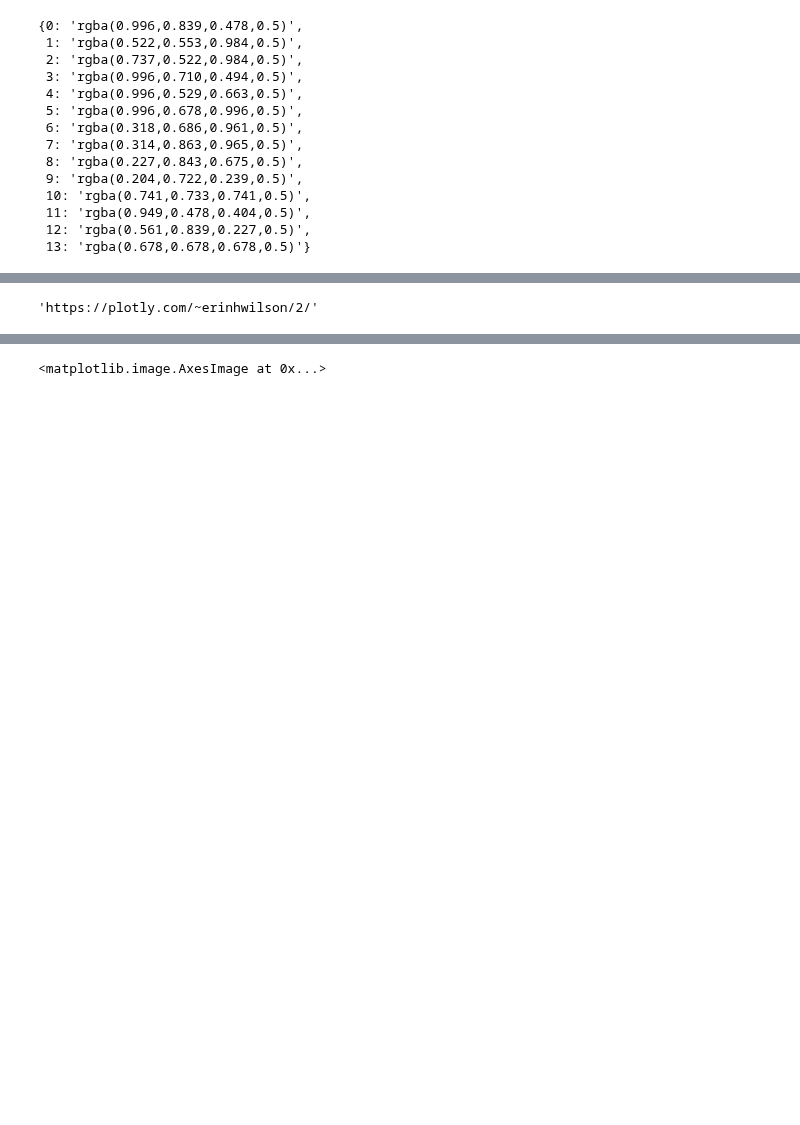
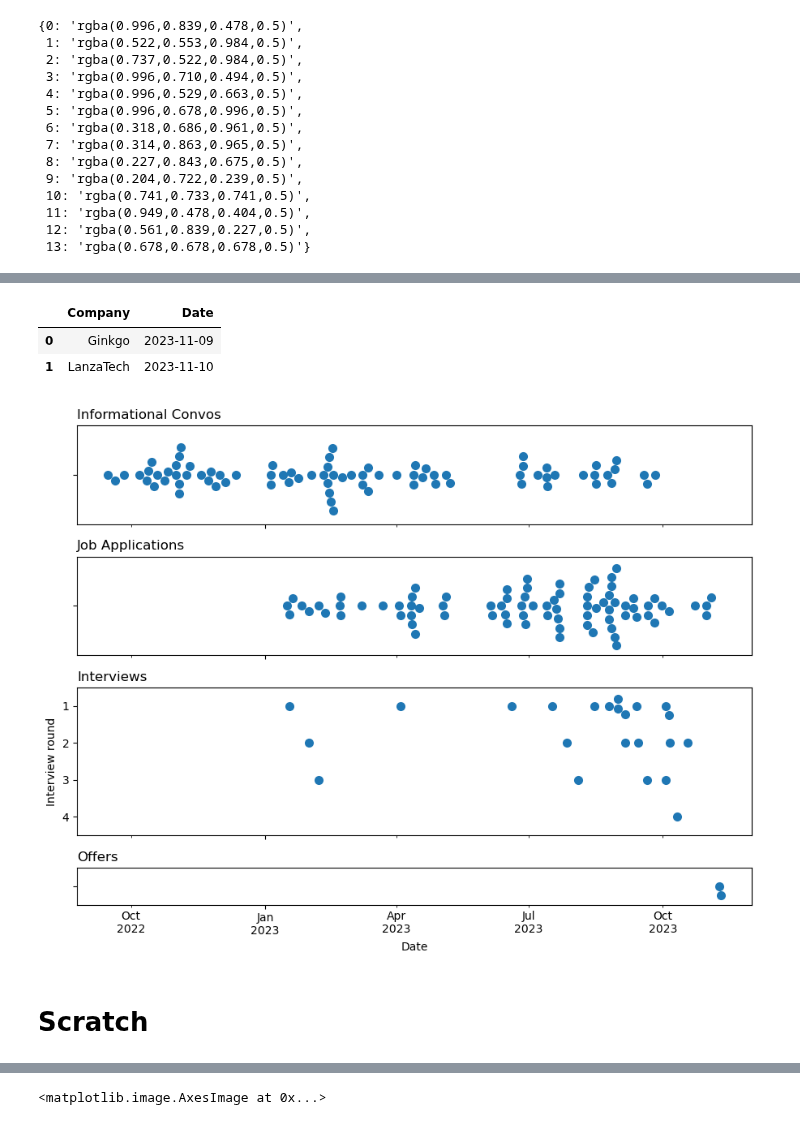
Before and after one commit to erinhwilson/data-explorations, a Jupyter notebook: job_app_viz.ipynb, the cells around one changed output, grey strips where cells are left out. Saved outputs shown, nothing was run; the diff lists cells and outputs as text; code cells hidden in the pictures; blank space fills up the shorter version.

```diff
--- a/job_app_viz.ipynb
+++ b/job_app_viz.ipynb
@@ -408,0 +506,6 @@ fig.write_html('sankey_plot.html')
+# %%
+casual_df = cdf[cdf['Type']==0]
+interview_df = cdf[cdf['Type']>0]
+interview_df['Type'] = interview_df['Type'].astype(str)
+
+interview_df
@@ -408,0 +534,4 @@ fig.write_html('sankey_plot.html')
+# %%
+adf = pd.read_csv('data/job_apps_2023_timeline.txt',sep='\t')
+adf['Date'] = pd.to_datetime(adf['Date'])
+adf
@@ -408,0 +568,12 @@ fig.write_html('sankey_plot.html')
+# %%
+odf = pd.DataFrame(
+    data=[['Ginkgo','2023-11-09'],
+          ['LanzaTech','2023-11-10']],
+    columns=['Company','Date']
+)
+odf['Date'] = pd.to_datetime(odf['Date'])
+odf
+# %% [output]
+|  | Company | Date |
+| 0 | Ginkgo | 2023-11-09 |
+| 1 | LanzaTech | 2023-11-10 |
@@ -408,0 +582,30 @@ fig.write_html('sankey_plot.html')
+# %%
+fig,(ax1,ax2,ax3,ax4) = plt.subplots(
+    4,1,
+    sharex=True,
+    figsize=(9,7),
+    gridspec_kw={'height_ratios': [2,2,3,0.75]}
+)
+sns.swarmplot(data=casual_df,x='Date',ax=ax1,size=8,)
+sns.swarmplot(data=adf,x='Date',ax=ax2,size=8,)
+sns.swarmplot(data=interview_df,x='Date',y="Type",ax=ax3,size=8,)
+sns.swarmplot(data=odf,x='Date',ax=ax4,size=8,)
+
+
+locator = mdates.MonthLocator(bymonth=[4,7,10])
+ax4.xaxis.set_minor_locator(locator)
+#ax.xaxis.set_minor_formatter(mdates.ConciseDateFormatter(locator))
+ax4.xaxis.set_minor_formatter(mdates.DateFormatter('%b\n%Y'))
+ax4.xaxis.set_major_locator(mdates.YearLocator())
+ax4.xaxis.set_major_formatter(mdates.DateFormatter('%b\n%Y'))
+
+ax1.set_title("Informational Convos",loc='left')
+ax2.set_title("Job Applications",loc='left')
+ax3.set_title("Interviews",loc='left')
+ax3.set_ylabel("Interview round")
+
+ax4.set_title("Offers",loc='left')
+
+plt.tight_layout()
+# %% [output]
+[figure, added]
@@ -409 +614,3 @@ fig.write_html('sankey_plot.html')
+# %% [markdown]
+# Scratch
 # %%
@@ -417,4 +624,0 @@ import chart_studio.plotly as py
-# %%
-py.plot(fig, filename="sankey_job", auto_open = True)
-# %% [output]
-'https://plotly.com/~erinhwilson/2/'
```
Also changed, not shown: parts of 37 cells of this notebook.
